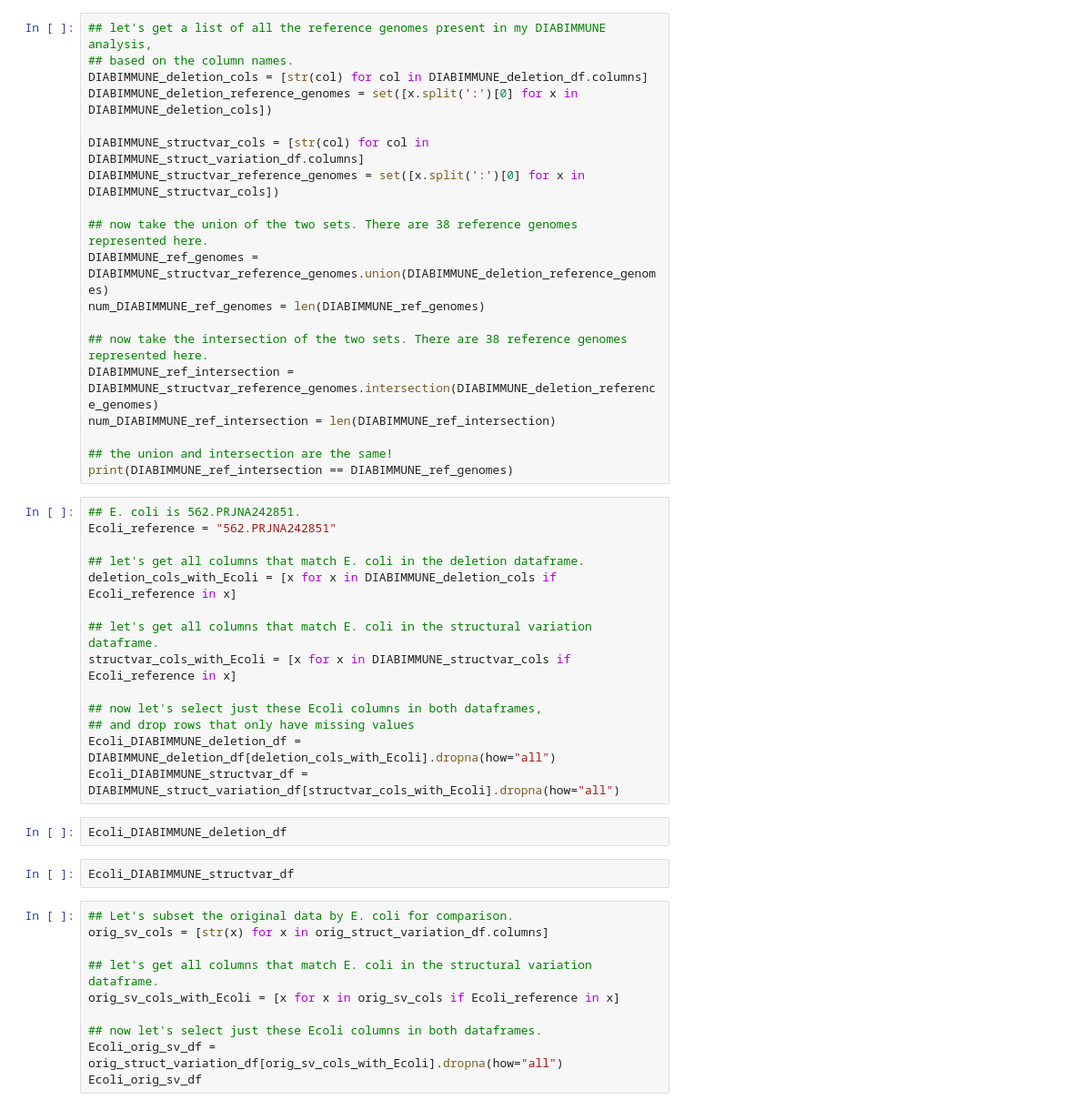
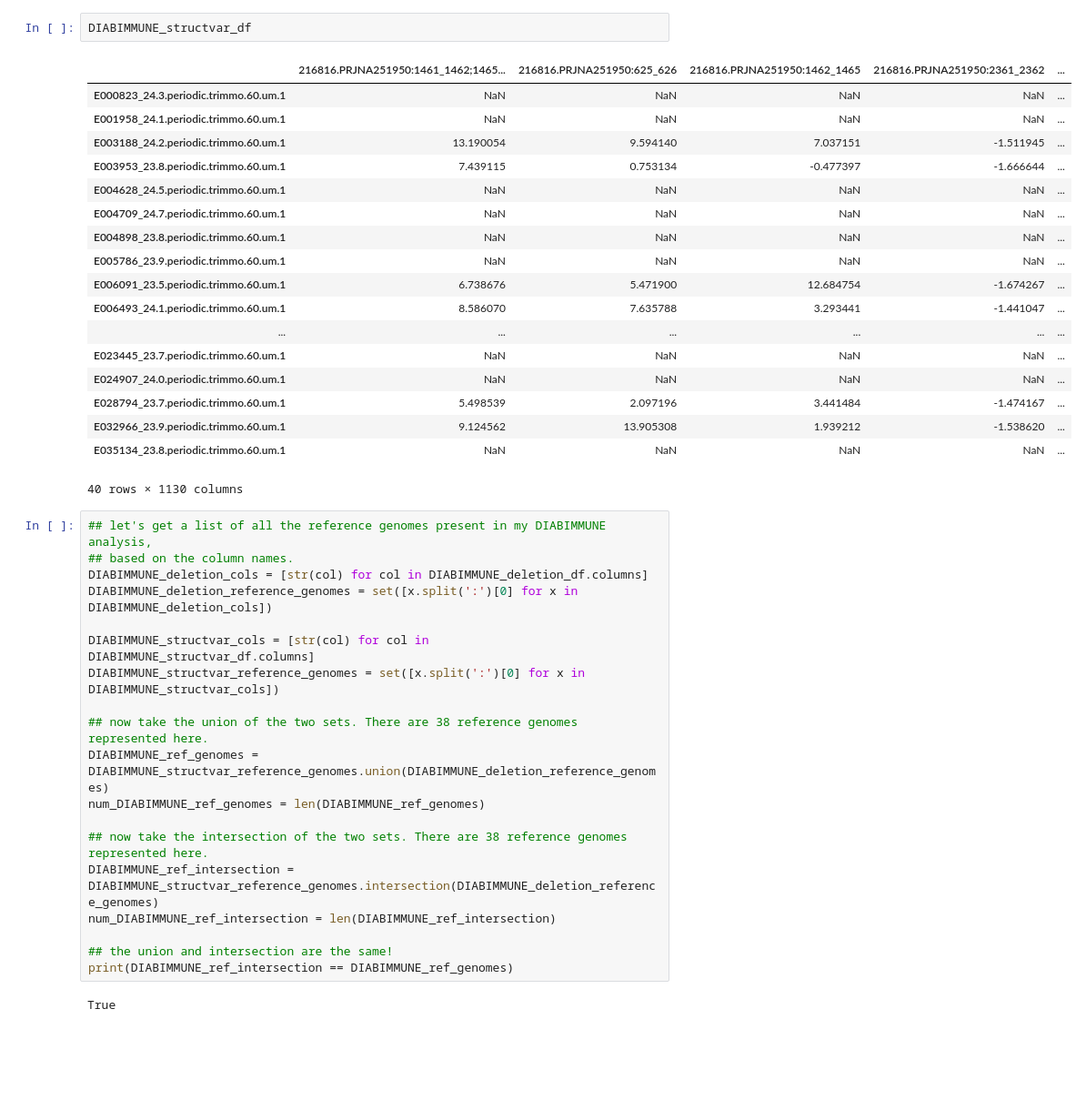
Before and after one commit to rohanmaddamsetti/AR-gene-plasmid-analysis, a Jupyter notebook: SGVFinder-analysis.ipynb, the cells around one changed output. Shown: that part at 91% size. Cells and saved outputs as stored; diff of their text form; blank space fills up the shorter version.

```diff
--- a/SGVFinder-analysis.ipynb
+++ b/SGVFinder-analysis.ipynb
@@ -23,10 +132,31 @@ DIABIMMUNE_struct_variation_df = pd.read_pickle("../results/DIABIMMUNE-SGVFinder
+# %%
+DIABIMMUNE_structvar_df
+# %% [output]
+|  | 216816.PRJNA251950:1461_1462;1465... | 216816.PRJNA251950:625_626 | 216816.PRJNA251950:1462_1465 | 216816.PRJNA251950:2361_2362 | ... |
+| E000823_24.3.periodic.trimmo.60.um.1 | NaN | NaN | NaN | NaN | ... |
+| E001958_24.1.periodic.trimmo.60.um.1 | NaN | NaN | NaN | NaN | ... |
+| E003188_24.2.periodic.trimmo.60.um.1 | 13.190054 | 9.594140 | 7.037151 | -1.511945 | ... |
+| E003953_23.8.periodic.trimmo.60.um.1 | 7.439115 | 0.753134 | -0.477397 | -1.666644 | ... |
+| E004628_24.5.periodic.trimmo.60.um.1 | NaN | NaN | NaN | NaN | ... |
+| E004709_24.7.periodic.trimmo.60.um.1 | NaN | NaN | NaN | NaN | ... |
+| E004898_23.8.periodic.trimmo.60.um.1 | NaN | NaN | NaN | NaN | ... |
+| E005786_23.9.periodic.trimmo.60.um.1 | NaN | NaN | NaN | NaN | ... |
+| E006091_23.5.periodic.trimmo.60.um.1 | 6.738676 | 5.471900 | 12.684754 | -1.674267 | ... |
+| E006493_24.1.periodic.trimmo.60.um.1 | 8.586070 | 7.635788 | 3.293441 | -1.441047 | ... |
+| ... | ... | ... | ... | ... | ... |
+| E023445_23.7.periodic.trimmo.60.um.1 | NaN | NaN | NaN | NaN | ... |
+| E024907_24.0.periodic.trimmo.60.um.1 | NaN | NaN | NaN | NaN | ... |
+| E028794_23.7.periodic.trimmo.60.um.1 | 5.498539 | 2.097196 | 3.441484 | -1.474167 | ... |
+| E032966_23.9.periodic.trimmo.60.um.1 | 9.124562 | 13.905308 | 1.939212 | -1.538620 | ... |
+| E035134_23.8.periodic.trimmo.60.um.1 | NaN | NaN | NaN | NaN | ... |
+40 rows × 1130 columns
 # %%
 ## let's get a list of all the reference genomes present in my DIABIMMUNE analysis,
 ## based on the column names.
 DIABIMMUNE_deletion_cols = [str(col) for col in DIABIMMUNE_deletion_df.columns]
 DIABIMMUNE_deletion_reference_genomes = set([x.split(':')[0] for x in DIABIMMUNE_deletion_cols])
 
-DIABIMMUNE_structvar_cols = [str(col) for col in DIABIMMUNE_struct_variation_df.columns]
+DIABIMMUNE_structvar_cols = [str(col) for col in DIABIMMUNE_structvar_df.columns]
 DIABIMMUNE_structvar_reference_genomes = set([x.split(':')[0] for x in DIABIMMUNE_structvar_cols])
 
 ## now take the union of the two sets. There are 38 reference genomes represented here.
@@ -39,31 +169,5 @@ num_DIABIMMUNE_ref_intersection = len(DIABIMMUNE_ref_intersection)
 
 ## the union and intersection are the same!
 print(DIABIMMUNE_ref_intersection == DIABIMMUNE_ref_genomes)
+# %% [output]
+True
-# %%
-## E. coli is 562.PRJNA242851.
-Ecoli_reference = "562.PRJNA242851"
-
-## let's get all columns that match E. coli in the deletion dataframe.
-deletion_cols_with_Ecoli = [x for x in DIABIMMUNE_deletion_cols if Ecoli_reference in x]
-
-## let's get all columns that match E. coli in the structural variation dataframe.
-structvar_cols_with_Ecoli = [x for x in DIABIMMUNE_structvar_cols if Ecoli_reference in x]
-
-## now let's select just these Ecoli columns in both dataframes,
-## and drop rows that only have missing values
-Ecoli_DIABIMMUNE_deletion_df = DIABIMMUNE_deletion_df[deletion_cols_with_Ecoli].dropna(how="all")
-Ecoli_DIABIMMUNE_structvar_df = DIABIMMUNE_struct_variation_df[structvar_cols_with_Ecoli].dropna(how="all")
-# %%
-Ecoli_DIABIMMUNE_deletion_df
-# %%
-Ecoli_DIABIMMUNE_structvar_df
-# %%
-## Let's subset the original data by E. coli for comparison.
-orig_sv_cols = [str(x) for x in orig_struct_variation_df.columns]
-
-## let's get all columns that match E. coli in the structural variation dataframe.
-orig_sv_cols_with_Ecoli = [x for x in orig_sv_cols if Ecoli_reference in x]
-
-## now let's select just these Ecoli columns in both dataframes.
-Ecoli_orig_sv_df = orig_struct_variation_df[orig_sv_cols_with_Ecoli].dropna(how="all")
-Ecoli_orig_sv_df
```
Also changed, not shown: parts of 29 cells of this notebook, 2 other files.
